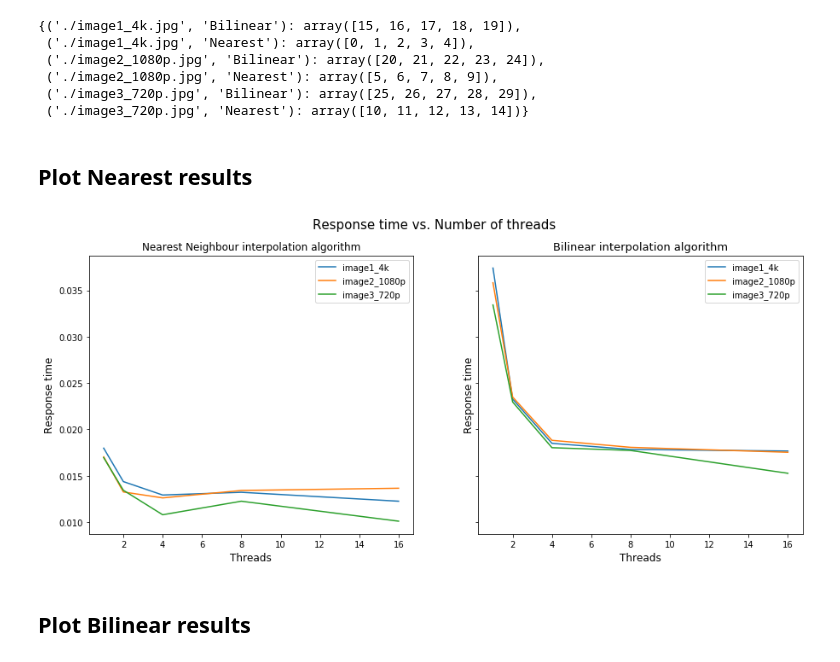
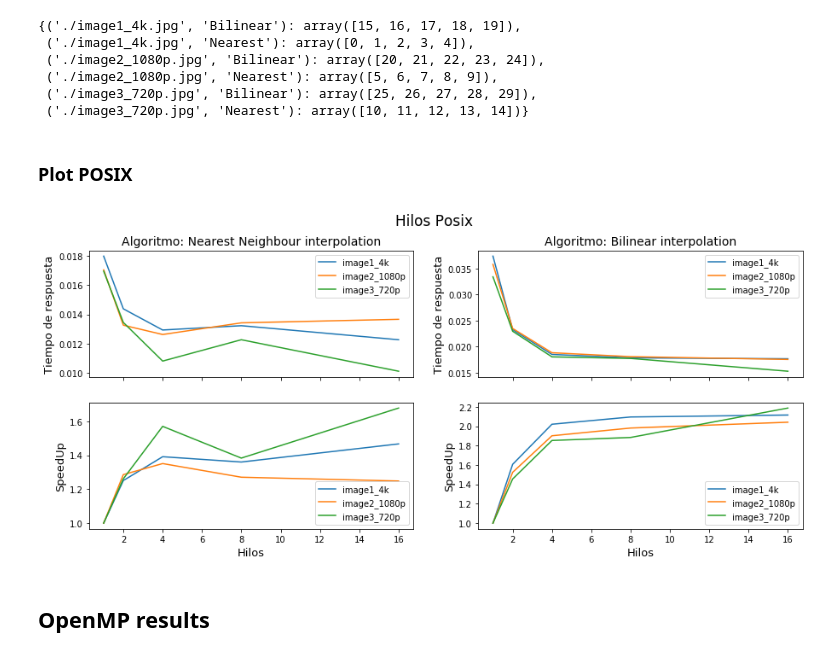
Before and after one commit to crdgonzalezca/parallel_computing, a Jupyter notebook: Analysis results.ipynb, the cells around one changed output. Saved outputs shown, nothing was run; the diff lists cells and outputs as text; code cells hidden in the pictures.

```diff
--- a/Analysis results.ipynb
+++ b/Analysis results.ipynb
@@ -35,32 +37,44 @@ groups
  ('./image3_720p.jpg', 'Bilinear'): array([25, 26, 27, 28, 29]),
  ('./image3_720p.jpg', 'Nearest'): array([10, 11, 12, 13, 14])}
 # %% [markdown]
-## Plot Nearest results
+### Plot POSIX
 # %%
-fig, (ax1, ax2) = plt.subplots(1, 2, sharey=True, figsize=(15, 6))
+fig, ((ax1, ax2), (ax3, ax4)) = plt.subplots(2, 2, sharex=True, figsize=(15, 6))
 colors = []
 
 for keys, values in groups.items():
-    data = results_df.loc[values][['threads', 'time']]
+    data = results_df.loc[values][['threads', 'time', 'speedup']]
     if keys[1] == 'Nearest':
         ax1.plot(data['threads'], data['time'], label=keys[0].split('.')[1][1:])
+        ax3.plot(data['threads'], data['speedup'], label=keys[0].split('.')[1][1:])
     else:
         ax2.plot(data['threads'], data['time'], label=keys[0].split('.')[1][1:])
+        ax4.plot(data['threads'], data['speedup'], label=keys[0].split('.')[1][1:])
 
-ax1.set_ylabel('Response time', fontsize=12)
-ax1.set_xlabel('Threads', fontsize=12)
-ax1.set_title('Nearest Neighbour interpolation algorithm', fontsize=12)
+ax1.set_ylabel('Tiempo de respuesta', fontsize=13)
+# ax1.set_xlabel('Hilos', fontsize=13)
+ax1.set_title('Algoritmo: Nearest Neighbour interpolation', fontsize=14)
 ax1.legend()
 
+ax2.set_ylabel('Tiempo de respuesta', fontsize=13)
+# ax2.set_xlabel('Hilos', fontsize=13)
+ax2.set_title('Algoritmo: Bilinear interpolation', fontsize=14)
 ax2.legend()
-ax2.set_ylabel('Response time', fontsize=12)
-ax2.set_xlabel('Threads', fontsize=12)
-ax2.set_title('Bilinear interpolation algorithm', fontsize=13)
 
-fig.suptitle('Response time vs. Number of threads', fontsize=15)
+ax3.set_ylabel('SpeedUp', fontsize=13)
+ax3.set_xlabel('Hilos', fontsize=13)
+# ax3.set_title('Algoritmo: Nearest Neighbour interpolation', fontsize=13)
+ax3.legend()
 
-fig.savefig('Response time.png', dpi=400)
+ax4.set_ylabel('SpeedUp', fontsize=13)
+ax4.set_xlabel('Hilos', fontsize=13)
+# ax4.set_title('Algoritmo: Bilinear interpolation', fontsize=13)
+ax4.legend()
+
+fig.suptitle('Hilos Posix', fontsize=17)
+
+fig.savefig('Posix_results_plots.pdf', dpi=400)
 # %% [output]
-[figure, old version]
+[figure, new version]
 # %% [markdown]
-## Plot Bilinear results
+## OpenMP results
```
Also changed, not shown: parts of 6 cells of this notebook, 9 other files.
